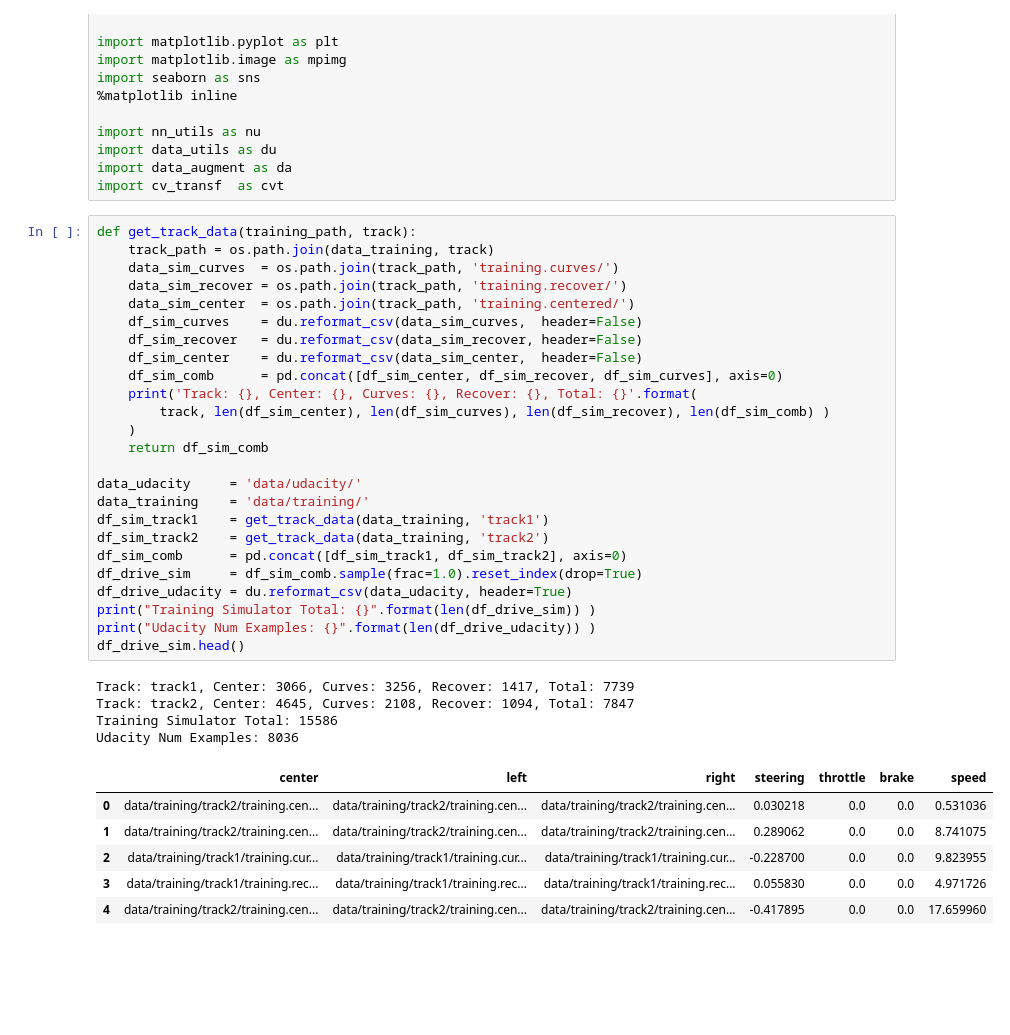
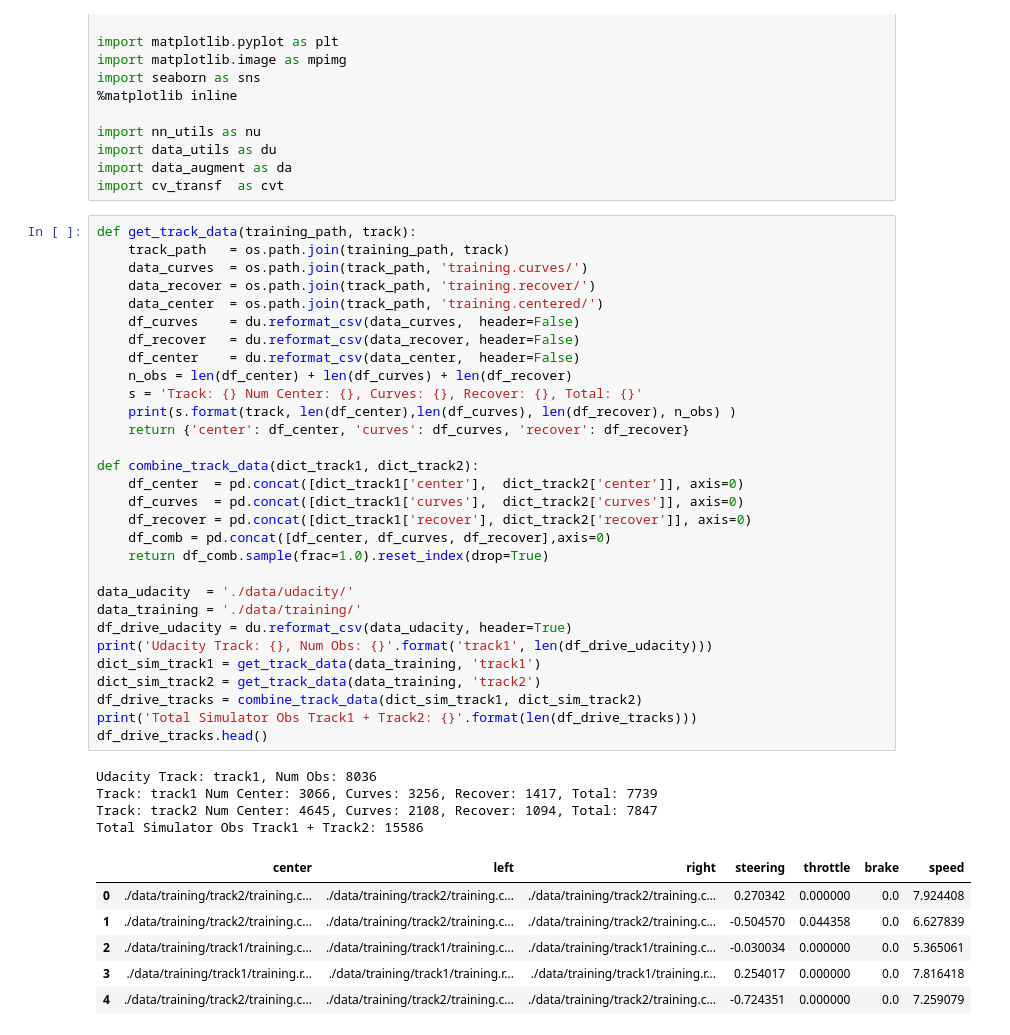
Before and after one commit to akamlani/selfdrivingcar, a Jupyter notebook: assignments/CarND-Behavioral-Cloning-P3/behavioral-cloning.ipynb, the cells around one changed output. Drawn from its saved outputs; the diff is of its cells as text; blank space fills up the shorter version.

```diff
--- a/assignments/CarND-Behavioral-Cloning-P3/behavioral-cloning.ipynb
+++ b/assignments/CarND-Behavioral-Cloning-P3/behavioral-cloning.ipynb
@@ -16,40 +16,45 @@ import data_augment as da
 import cv_transf  as cvt
 # %%
 def get_track_data(training_path, track):
-    track_path = os.path.join(data_training, track)
-    data_sim_curves  = os.path.join(track_path, 'training.curves/')
-    data_sim_recover = os.path.join(track_path, 'training.recover/')
-    data_sim_center  = os.path.join(track_path, 'training.centered/')
-    df_sim_curves    = du.reformat_csv(data_sim_curves,  header=False)
-    df_sim_recover   = du.reformat_csv(data_sim_recover, header=False)
-    df_sim_center    = du.reformat_csv(data_sim_center,  header=False)
-    df_sim_comb      = pd.concat([df_sim_center, df_sim_recover, df_sim_curves], axis=0)
-    print('Track: {}, Center: {}, Curves: {}, Recover: {}, Total: {}'.format(
-        track, len(df_sim_center), len(df_sim_curves), len(df_sim_recover), len(df_sim_comb) )
-    )
-    return df_sim_comb
+    track_path   = os.path.join(training_path, track)
+    data_curves  = os.path.join(track_path, 'training.curves/')
+    data_recover = os.path.join(track_path, 'training.recover/')
+    data_center  = os.path.join(track_path, 'training.centered/')
+    df_curves    = du.reformat_csv(data_curves,  header=False)
+    df_recover   = du.reformat_csv(data_recover, header=False)
+    df_center    = du.reformat_csv(data_center,  header=False)
+    n_obs = len(df_center) + len(df_curves) + len(df_recover)
+    s = 'Track: {} Num Center: {}, Curves: {}, Recover: {}, Total: {}'
+    print(s.format(track, len(df_center),len(df_curves), len(df_recover), n_obs) )
+    return {'center': df_center, 'curves': df_curves, 'recover': df_recover}
 
-data_udacity     = 'data/udacity/'
-data_training    = 'data/training/'
-df_sim_track1    = get_track_data(data_training, 'track1')
-df_sim_track2    = get_track_data(data_training, 'track2')
-df_sim_comb      = pd.concat([df_sim_track1, df_sim_track2], axis=0)
-df_drive_sim     = df_sim_comb.sample(frac=1.0).reset_index(drop=True)
+def combine_track_data(dict_track1, dict_track2):
+    df_center  = pd.concat([dict_track1['center'],  dict_track2['center']], axis=0)
+    df_curves  = pd.concat([dict_track1['curves'],  dict_track2['curves']], axis=0)
+    df_recover = pd.concat([dict_track1['recover'], dict_track2['recover']], axis=0)
+    df_comb = pd.concat([df_center, df_curves, df_recover],axis=0)
+    return df_comb.sample(frac=1.0).reset_index(drop=True)
+
+data_udacity  = './data/udacity/'
+data_training = './data/training/'
 df_drive_udacity = du.reformat_csv(data_udacity, header=True)
-print("Training Simulator Total: {}".format(len(df_drive_sim)) )
-print("Udacity Num Examples: {}".format(len(df_drive_udacity)) )
-df_drive_sim.head()
+print('Udacity Track: {}, Num Obs: {}'.format('track1', len(df_drive_udacity)))
+dict_sim_track1 = get_track_data(data_training, 'track1')
+dict_sim_track2 = get_track_data(data_training, 'track2')
+df_drive_tracks = combine_track_data(dict_sim_track1, dict_sim_track2)
+print('Total Simulator Obs Track1 + Track2: {}'.format(len(df_drive_tracks)))
+df_drive_tracks.head()
 # %% [output]
-Track: track1, Center: 3066, Curves: 3256, Recover: 1417, Total: 7739
-Track: track2, Center: 4645, Curves: 2108, Recover: 1094, Total: 7847
-Training Simulator Total: 15586
-Udacity Num Examples: 8036
+Udacity Track: track1, Num Obs: 8036
+Track: track1 Num Center: 3066, Curves: 3256, Recover: 1417, Total: 7739
+Track: track2 Num Center: 4645, Curves: 2108, Recover: 1094, Total: 7847
+Total Simulator Obs Track1 + Track2: 15586
 |  | center | left | right | steering | throttle | brake | speed |
-| 0 | data/training/track2/training.cen... | data/training/track2/training.cen... | data/training/track2/training.cen... | 0.030218 | 0.0 | 0.0 | 0.531036 |
-| 1 | data/training/track2/training.cen... | data/training/track2/training.cen... | data/training/track2/training.cen... | 0.289062 | 0.0 | 0.0 | 8.741075 |
-| 2 | data/training/track1/training.cur... | data/training/track1/training.cur... | data/training/track1/training.cur... | -0.228700 | 0.0 | 0.0 | 9.823955 |
-| 3 | data/training/track1/training.rec... | data/training/track1/training.rec... | data/training/track1/training.rec... | 0.055830 | 0.0 | 0.0 | 4.971726 |
-| 4 | data/training/track2/training.cen... | data/training/track2/training.cen... | data/training/track2/training.cen... | -0.417895 | 0.0 | 0.0 | 17.659960 |
+| 0 | ./data/training/track2/training.c... | ./data/training/track2/training.c... | ./data/training/track2/training.c... | 0.270342 | 0.000000 | 0.0 | 7.924408 |
+| 1 | ./data/training/track2/training.c... | ./data/training/track2/training.c... | ./data/training/track2/training.c... | -0.504570 | 0.044358 | 0.0 | 6.627839 |
+| 2 | ./data/training/track1/training.c... | ./data/training/track1/training.c... | ./data/training/track1/training.c... | -0.030034 | 0.000000 | 0.0 | 5.365061 |
+| 3 | ./data/training/track1/training.r... | ./data/training/track1/training.r... | ./data/training/track1/training.r... | 0.254017 | 0.000000 | 0.0 | 7.816418 |
+| 4 | ./data/training/track2/training.c... | ./data/training/track2/training.c... | ./data/training/track2/training.c... | -0.724351 | 0.000000 | 0.0 | 7.259079 |
 # %%
 def set_axi_opts(axi, **kwargs):
     axi.grid(False)
```
Also changed, not shown: parts of 4 cells of this notebook, 14 other files.
